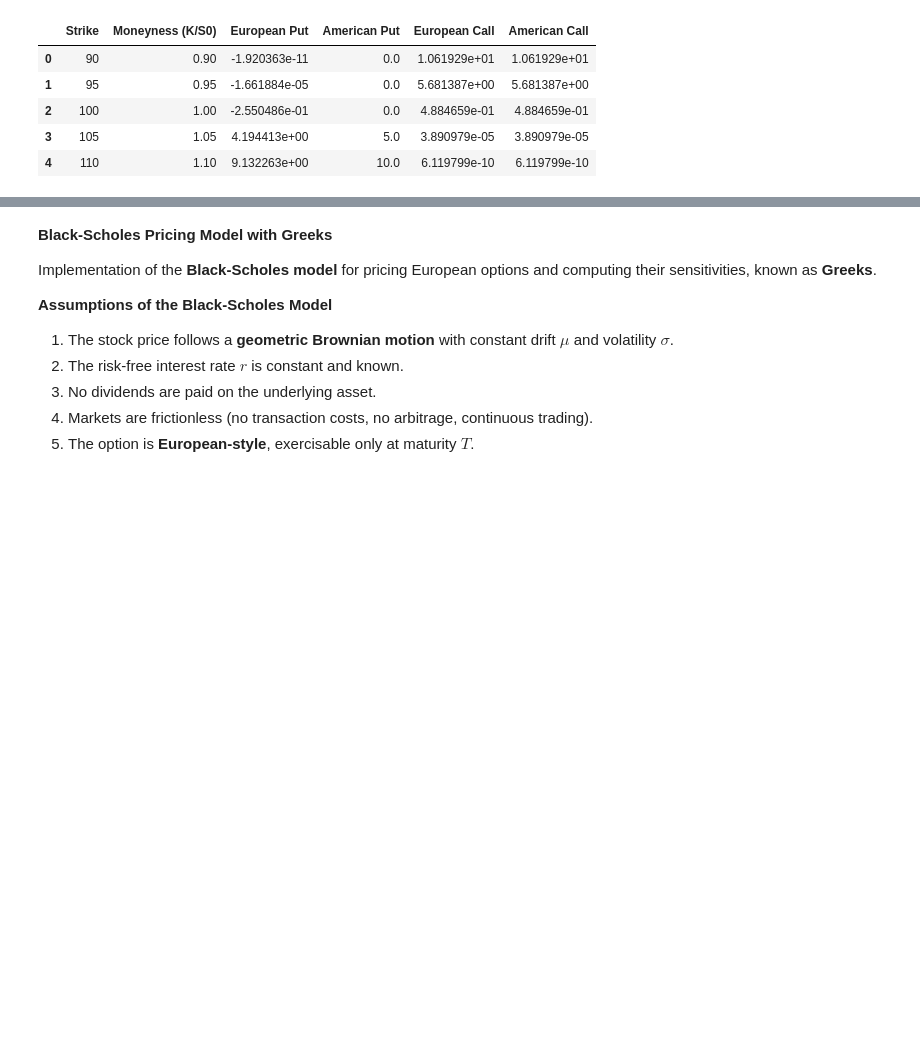
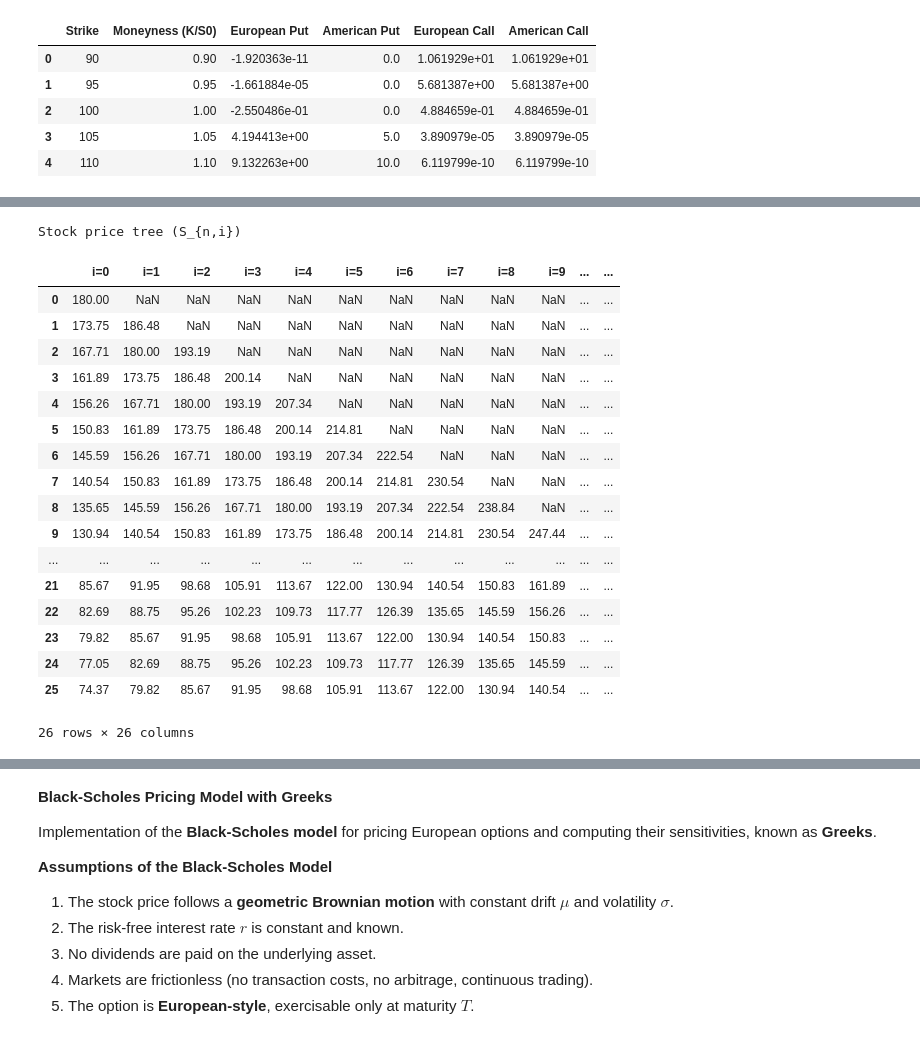
Before and after one commit to jamesolayinka/Quantitative-Finance-Playground, a Jupyter notebook: options_pricing.ipynb, the cells around one changed output, grey strips where cells are left out. Drawn from its saved outputs; the diff is of its cells as text; code cells hidden in the pictures; blank space fills up the shorter version.

```diff
--- a/options_pricing.ipynb
+++ b/options_pricing.ipynb
@@ -451,0 +539,53 @@ European & American Option Prices (Trinomial Tree)
+# %%
+S0 = 180.0
+K = 182.0
+r = 0.02
+sigma = 0.25
+T = 0.5
+N = 25
+
+dt = T / N
+u = math.exp(sigma * math.sqrt(dt))
+d = 1.0 / u
+discount = math.exp(-r * dt)
+p = (math.exp(r * dt) - d) / (u - d)
+
+params = {
+    "S0": S0, "K": K, "r": r, "sigma": sigma, "T": T, "N": N,
+    "dt": dt, "u": u, "d": d, "discount": discount, "p": p
+}
+
+params_df = pd.DataFrame(list(params.items()), columns=["parameter", "value"])
+# Build stock tree
+
+stock = [[S0 * (u**i) * (d**(n-i)) for i in range(n+1)] for n in range(N+1)]
+# Convert tree to a rectangular DataFrame for display
+# Rows = time steps (0..N), Columns = node index i (0..N)
+
+stock_table = pd.DataFrame(index=range(N+1), columns=[f"i={i}" for i in range(N+1)], dtype=float)
+for n in range(N+1):
+    for i in range(n+1):
+        stock_table.at[n, f"i={i}"] = stock[n][i]
+print("Stock price tree (S_{n,i})")
+
+stock_table.round(2)
+# %% [output]
+Stock price tree (S_{n,i})
+|  | i=0 | i=1 | i=2 | i=3 | i=4 | i=5 | i=6 | i=7 | i=8 | i=9 | ... | ... |
+| 0 | 180.00 | NaN | NaN | NaN | NaN | NaN | NaN | NaN | NaN | NaN | ... | ... |
+| 1 | 173.75 | 186.48 | NaN | NaN | NaN | NaN | NaN | NaN | NaN | NaN | ... | ... |
+| 2 | 167.71 | 180.00 | 193.19 | NaN | NaN | NaN | NaN | NaN | NaN | NaN | ... | ... |
+| 3 | 161.89 | 173.75 | 186.48 | 200.14 | NaN | NaN | NaN | NaN | NaN | NaN | ... | ... |
+| 4 | 156.26 | 167.71 | 180.00 | 193.19 | 207.34 | NaN | NaN | NaN | NaN | NaN | ... | ... |
+| 5 | 150.83 | 161.89 | 173.75 | 186.48 | 200.14 | 214.81 | NaN | NaN | NaN | NaN | ... | ... |
+| 6 | 145.59 | 156.26 | 167.71 | 180.00 | 193.19 | 207.34 | 222.54 | NaN | NaN | NaN | ... | ... |
+| 7 | 140.54 | 150.83 | 161.89 | 173.75 | 186.48 | 200.14 | 214.81 | 230.54 | NaN | NaN | ... | ... |
+| 8 | 135.65 | 145.59 | 156.26 | 167.71 | 180.00 | 193.19 | 207.34 | 222.54 | 238.84 | NaN | ... | ... |
+| 9 | 130.94 | 140.54 | 150.83 | 161.89 | 173.75 | 186.48 | 200.14 | 214.81 | 230.54 | 247.44 | ... | ... |
+| ... | ... | ... | ... | ... | ... | ... | ... | ... | ... | ... | ... | ... |
+| 21 | 85.67 | 91.95 | 98.68 | 105.91 | 113.67 | 122.00 | 130.94 | 140.54 | 150.83 | 161.89 | ... | ... |
+| 22 | 82.69 | 88.75 | 95.26 | 102.23 | 109.73 | 117.77 | 126.39 | 135.65 | 145.59 | 156.26 | ... | ... |
+| 23 | 79.82 | 85.67 | 91.95 | 98.68 | 105.91 | 113.67 | 122.00 | 130.94 | 140.54 | 150.83 | ... | ... |
+| 24 | 77.05 | 82.69 | 88.75 | 95.26 | 102.23 | 109.73 | 117.77 | 126.39 | 135.65 | 145.59 | ... | ... |
+| 25 | 74.37 | 79.82 | 85.67 | 91.95 | 98.68 | 105.91 | 113.67 | 122.00 | 130.94 | 140.54 | ... | ... |
+26 rows × 26 columns
```
Also changed, not shown: parts of 9 cells of this notebook.
